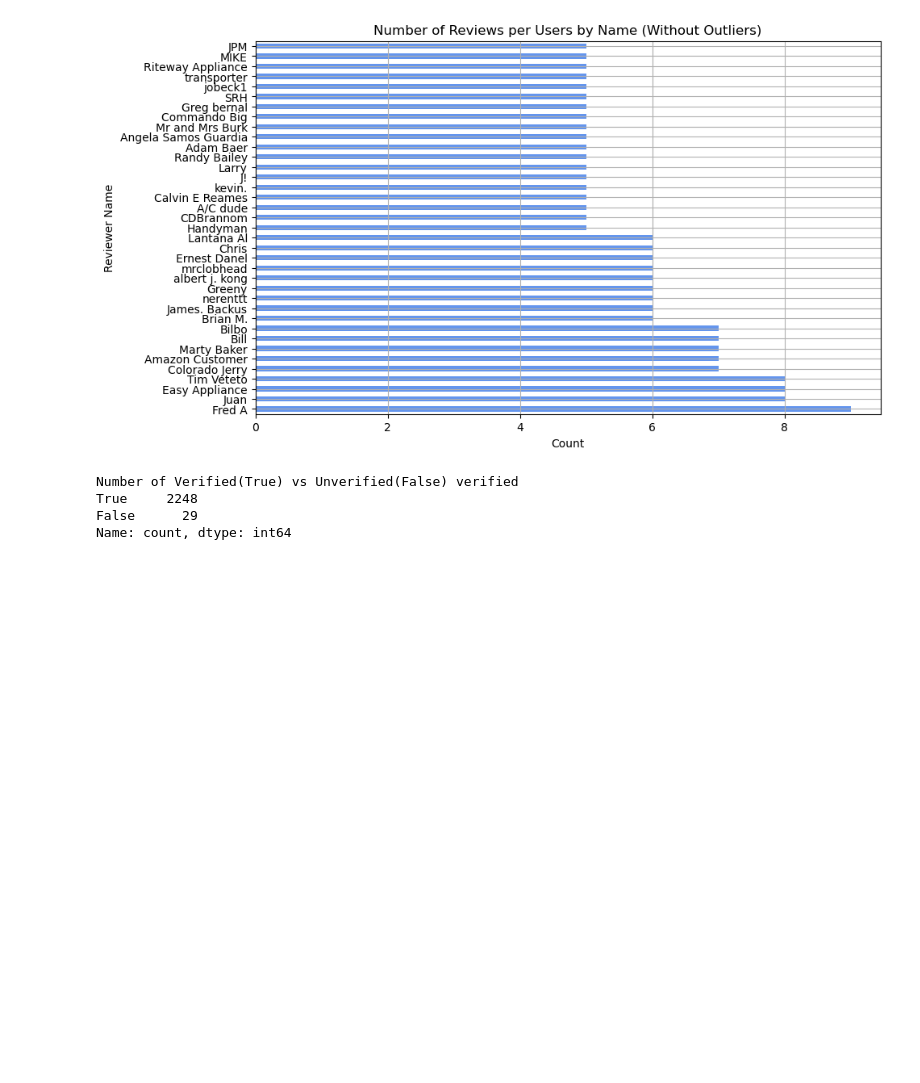
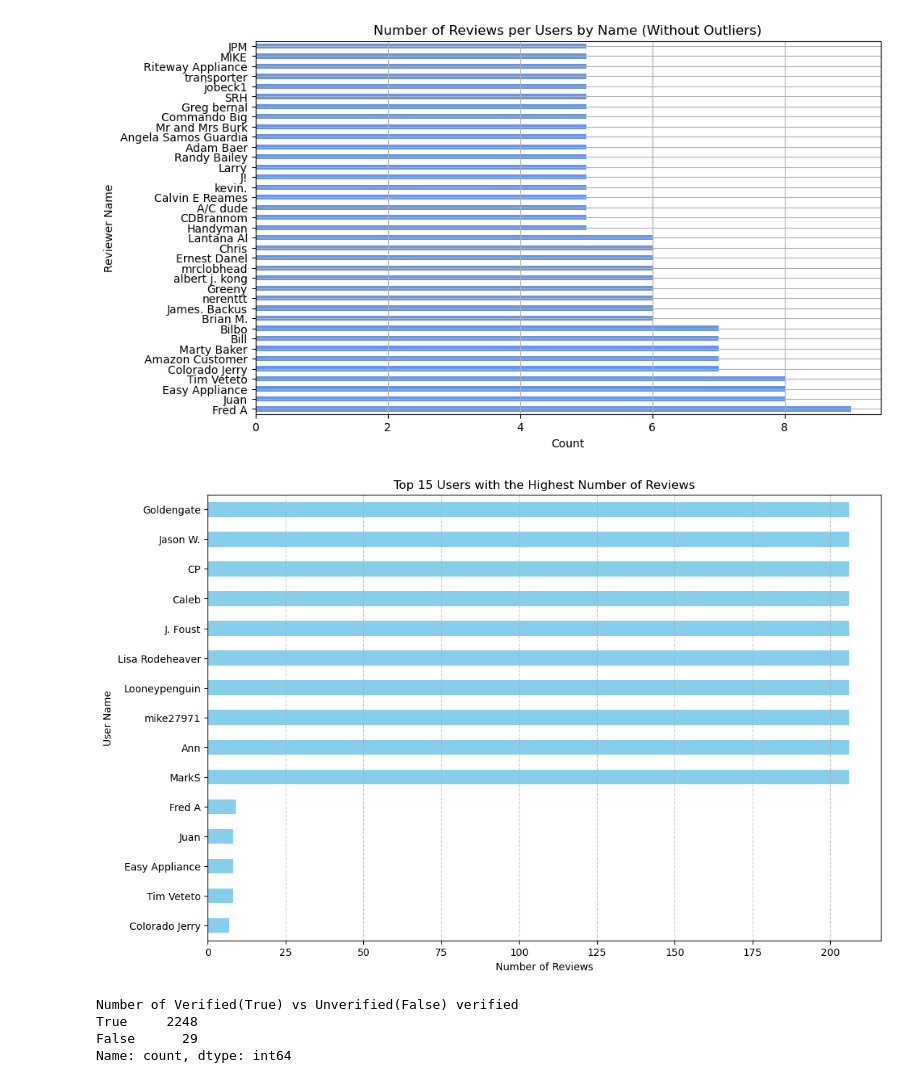
Before and after one commit to rolandjosephb/Comp262-Group3, a Jupyter notebook: Group 3.ipynb, the cells around one changed output. Drawn from its saved outputs; the diff is of its cells as text; code cells hidden in the pictures; blank space fills up the shorter version.

```diff
--- a/Group 3.ipynb
+++ b/Group 3.ipynb
@@ -357,6 +352,18 @@ plt.grid( linestyle='solid', alpha=1)
 plt.show()
 # %% [output]
 [figure]
+# %%
+# plotting top 15 reviewers
+plt.figure(figsize=(12, 8))
+df['reviewerName'].value_counts().nlargest(15).plot(kind='barh', color='skyblue')
+plt.title('Top 15 Users with the Highest Number of Reviews')
+plt.xlabel('Number of Reviews')
+plt.ylabel('User Name')
+plt.gca().invert_yaxis()  # Invert y-axis to display the highest count at the top
+plt.grid(axis='x', linestyle='--', alpha=0.7)
+plt.show()
+# %% [output]
+[figure, added]
 # %%
 #verified reviews count distribution(roland)
 print("Number of Verified(True) vs Unverified(False)",df['verified'].value_counts())
```
Also changed, not shown: parts of 13 cells of this notebook.
